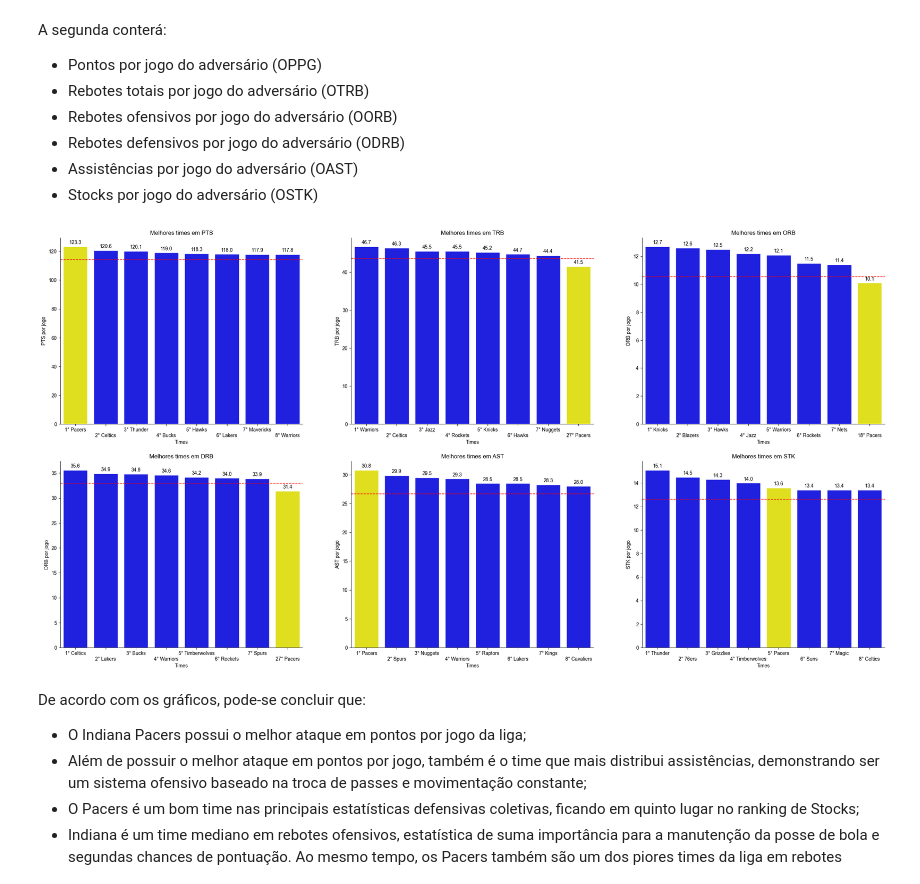
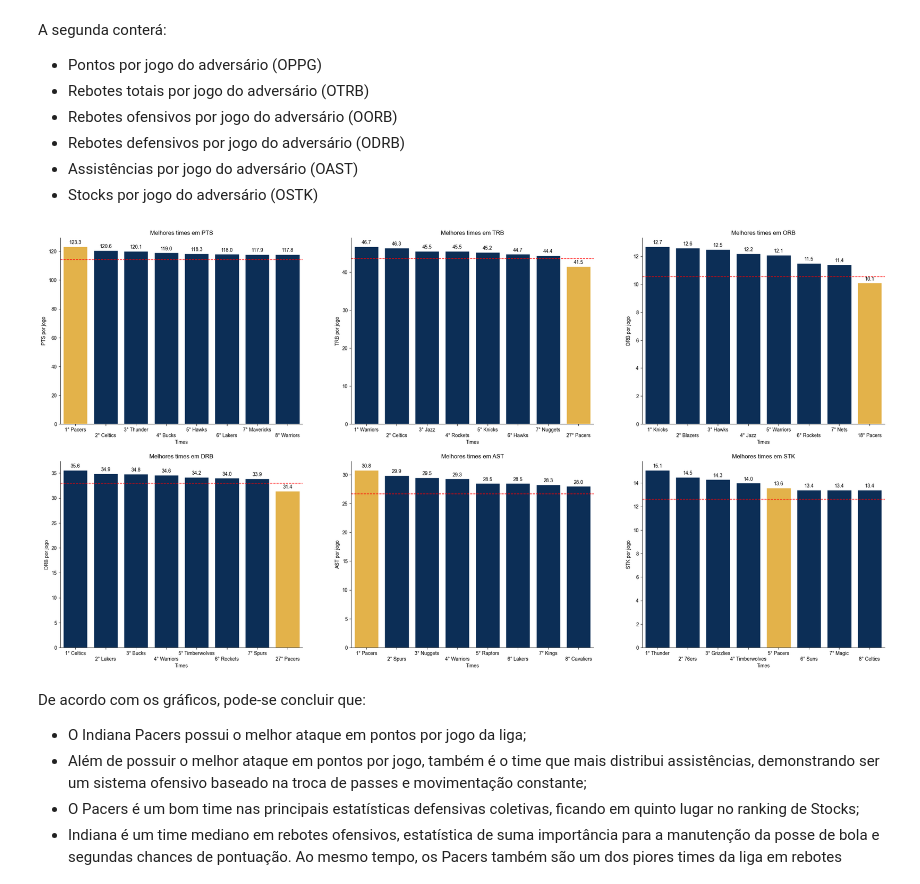
Before and after one commit to izaiasF6/Indiana-Pacers-Analysis, a Jupyter notebook: Notebooks/pacers.ipynb, the cells around one changed output. Drawn from its saved outputs; the diff is of its cells as text; code cells hidden in the pictures.

```diff
--- a/Notebooks/pacers.ipynb
+++ b/Notebooks/pacers.ipynb
@@ -241,9 +241,9 @@ A segunda conterá:
 </ul>
 # %%
 #Gráficos de estatísticas acumulativas do time
-fig = ranking_barchart(df_teams, ["PTS", "TRB", "ORB", "DRB", "AST", "STK"])
+fig = vertical_bar_chart(df_teams, ["PTS", "TRB", "ORB", "DRB", "AST", "STK"])
 # %% [output]
-[figure, old version]
+[figure, new version]
 # %% [markdown]
 De acordo com os gráficos, pode-se concluir que:
 <ul>
```
Also changed, not shown: parts of 21 cells of this notebook, 3 other files.
